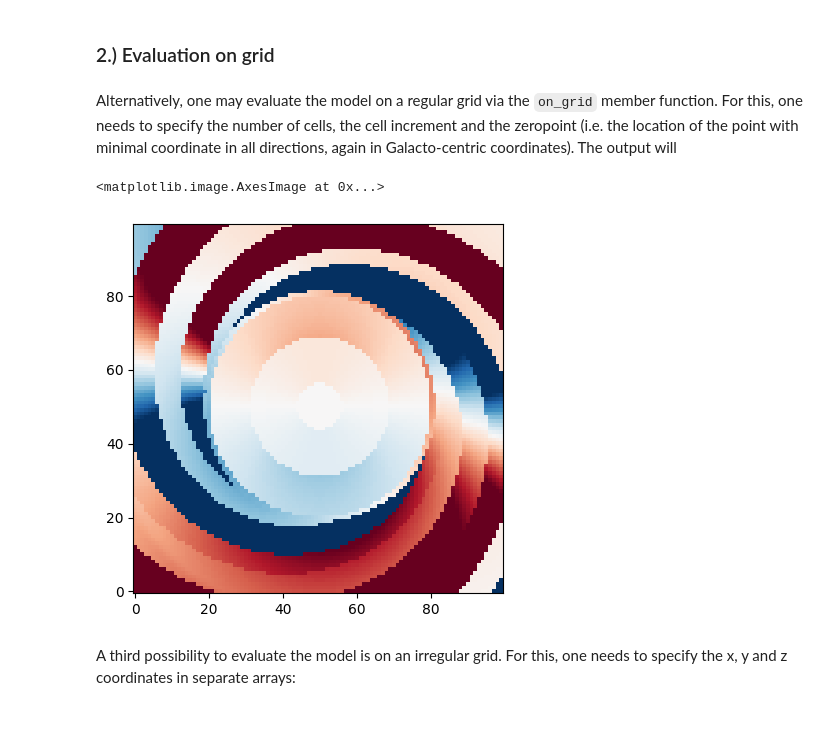
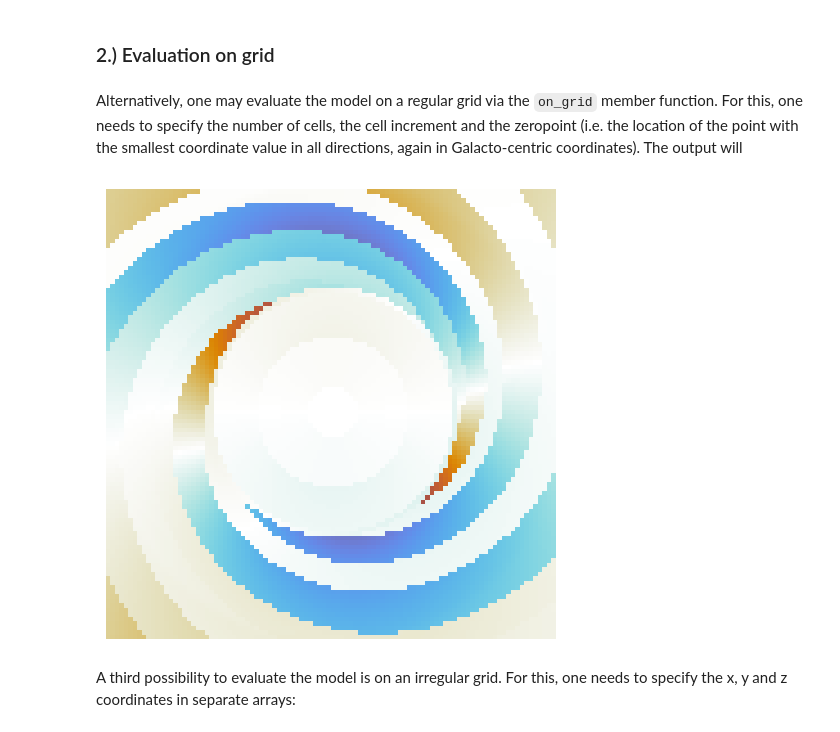
Before and after one commit to rafaelab/imagine-models, a Jupyter notebook: demos/python/model_library_demo.ipynb, the cells around one changed output. Saved outputs shown, nothing was run; the diff lists cells and outputs as text; code cells hidden in the pictures.

```diff
--- a/demos/python/model_library_demo.ipynb
+++ b/demos/python/model_library_demo.ipynb
@@ -30,19 +31,18 @@ print(bfield_at_position)
 ### 2.) Evaluation on grid
 # %% [markdown]
 Alternatively, one may evaluate the model on a regular grid via the `on_grid` member function.
-For this, one needs to specify the number of cells, the cell increment and the zeropoint (i.e. the location of the point with minimal coordinate in all directions, again in Galacto-centric coordinates).
+For this, one needs to specify the number of cells, the cell increment and the zeropoint (i.e. the location of the point with the smallest coordinate value in all directions, again in Galacto-centric coordinates).
 The output will
 # %%
 shape = [100, 100, 1] # necessarily a list of 3 ints!
-increment = [.16, .16, .001]
-refpoint = [-8., -8., 0.]
+increment = [.18, .18, .001]
+refpoint = [-9., -9., 0.]
 
 bfield_on_regular_grid = jf12.on_grid(shape=shape, reference_point=refpoint, increment=increment)
 
-plt.imshow(bfield_on_regular_grid[1][:, :, 0], cmap='RdBu_r', origin='lower', vmin=-0.6, vmax=0.6)
+plot_slice(bfield_on_regular_grid, 0, 2, shape, refpoint, increment, -3, 3, show_cbar=False, show_labels=False, save_fig=False)
 # %% [output]
-<matplotlib.image.AxesImage at 0x...>
-[figure, old version]
+[figure, new version]
 # %% [markdown]
 A third possibility to evaluate the model is on an irregular grid.
 For this, one needs to specify the x, y and z coordinates in separate arrays:
```
Also changed, not shown: parts of 9 cells of this notebook, 3 other files.
